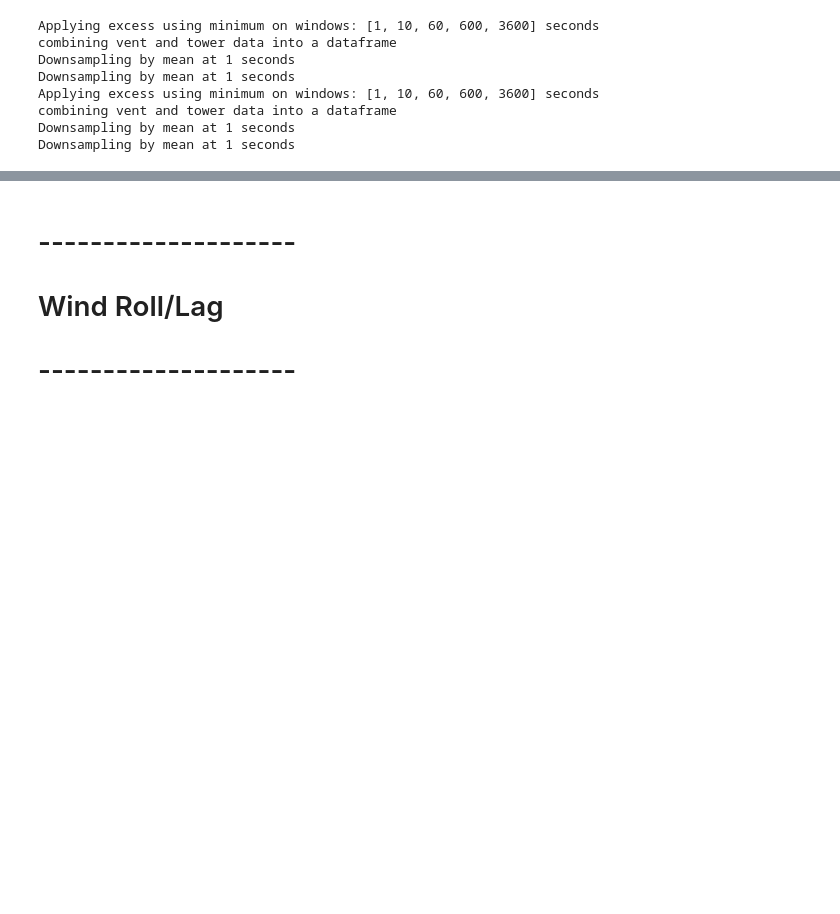
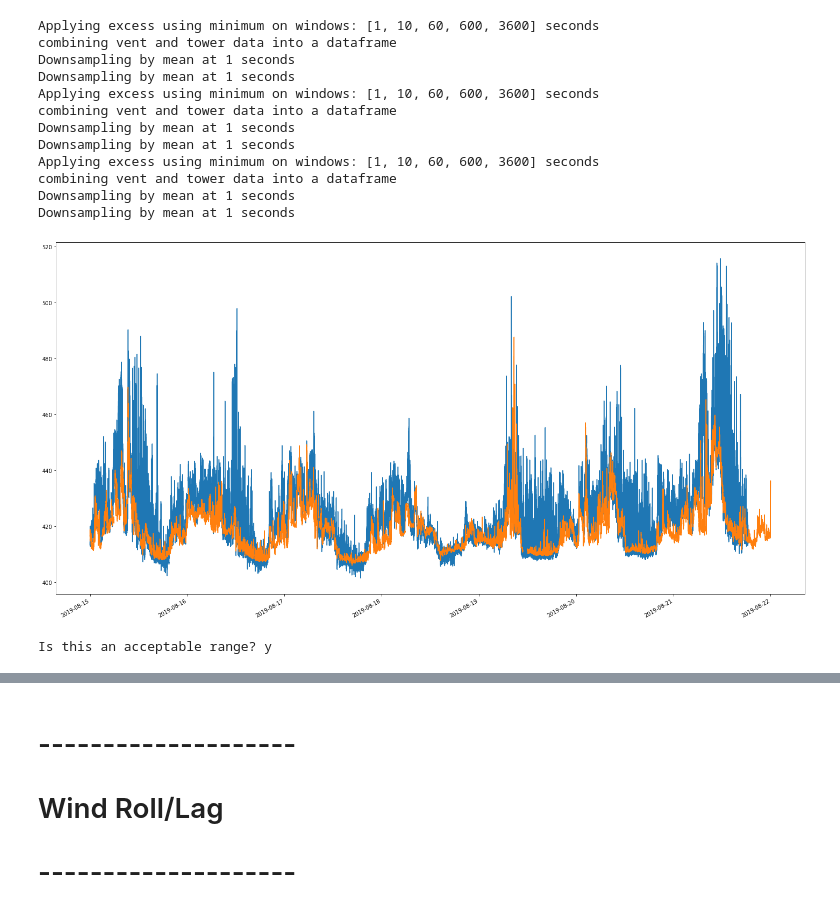
Before and after one commit to agmeyer4/CO2_Eddy, a Jupyter notebook: Data_Viewer.ipynb, the cells around one changed output, grey strips where cells are left out. Cells and saved outputs as stored; diff of their text form; code cells hidden in the pictures; blank space fills up the shorter version.

```diff
--- a/Data_Viewer.ipynb
+++ b/Data_Viewer.ipynb
@@ -21,7 +21,7 @@ from CO2_Processing import *
 excess_rolls_sec = [1,10,60,600,3600]#,6000,36000] #these specify the rolling window on which a minimum is applied for excess
 tower = 'Multi'
 
-for i in range(2,4):
+for i in range(1,4):
     position_number = i
     downsample_sec = 1
 
@@ -45,11 +45,20 @@ Applying excess using minimum on windows: [1, 10, 60, 600, 3600] seconds
 combining vent and tower data into a dataframe
 Downsampling by mean at 1 seconds
 Downsampling by mean at 1 seconds
+Applying excess using minimum on windows: [1, 10, 60, 600, 3600] seconds
+combining vent and tower data into a dataframe
+Downsampling by mean at 1 seconds
+Downsampling by mean at 1 seconds
+# %%
+data.data['Multi']['CO2_1'] = data.data['Multi']['CO2_1']+6
 # %%
 graph = [\
-         [data.data['Multi'],'Corrected_DT','CO2_1'],\
-         [data.data['Multi'],'Corrected_DT','min_r3600_CO2_1'],\
+         [data.data['Picarro'],'Corrected_DT','Pic_CO2'],\
+         [data.data['Vent_Mass'],'Corrected_DT','WBB_CO2'],\
          #[wbb,'Corrected_DT','ws']
         ]
 
 plot_refinement_all(graph,'stack')
+# %% [output]
+[figure, added]
+Is this an acceptable range? y
```
Also changed, not shown: parts of 5 cells of this notebook, 8 other files.
